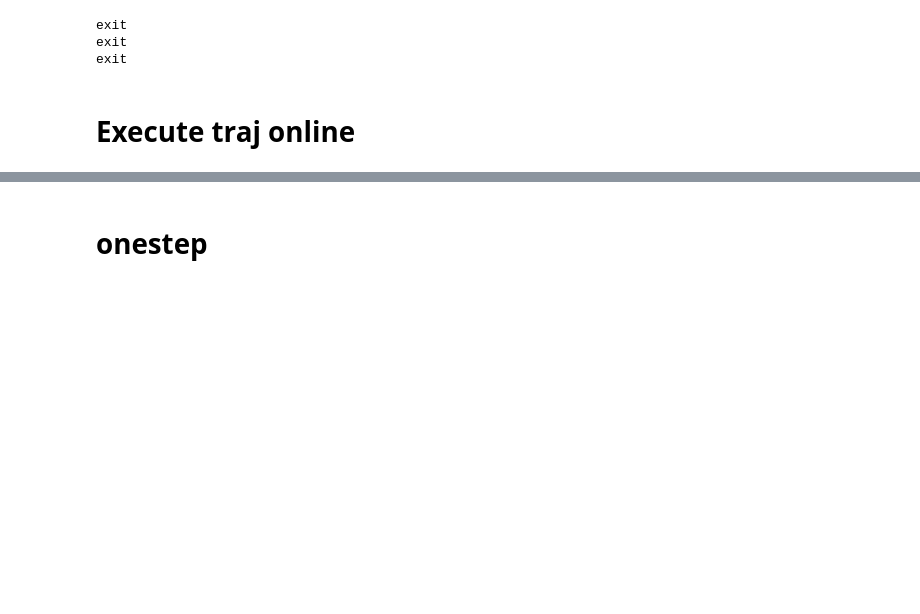
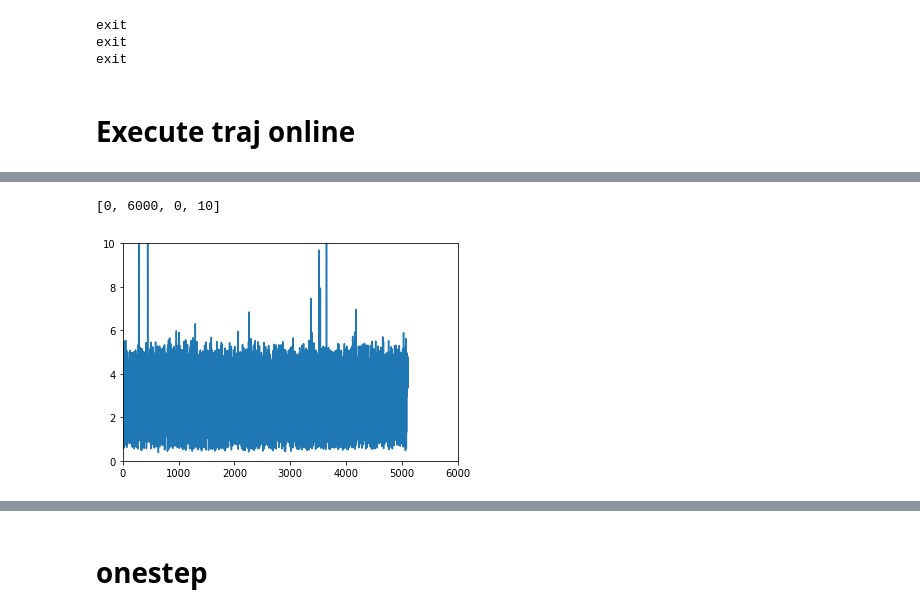
Before and after one commit to rnb-disinfection/rnb-planning, a Jupyter notebook: eTaSL/eTaSL_graph.ipynb, the cells around one changed output, grey strips where cells are left out. Cells and saved outputs as stored; diff of their text form; code cells hidden in the pictures; blank space fills up the shorter version.

```diff
--- a/eTaSL/eTaSL_graph.ipynb
+++ b/eTaSL/eTaSL_graph.ipynb
@@ -382,0 +408,6 @@ AttributeError: ConstraintGraph instance has no attribute 'find_schedules'
+# %%
+plt.plot(gtimer.timelist_dict["send-robot-1"])
+plt.axis([0,6000,0,10])
+# %% [output]
+[0, 6000, 0, 10]
+[figure, added]
```
Also changed, not shown: parts of 15 cells of this notebook, 8 other files.
